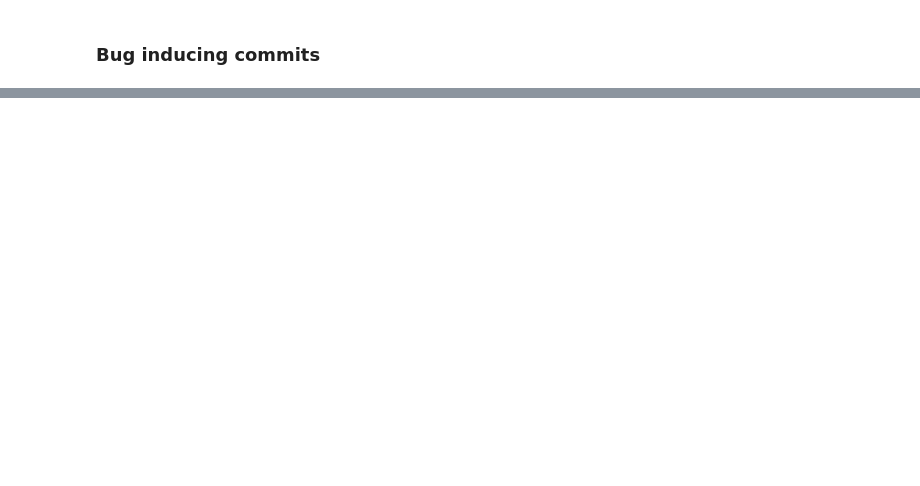
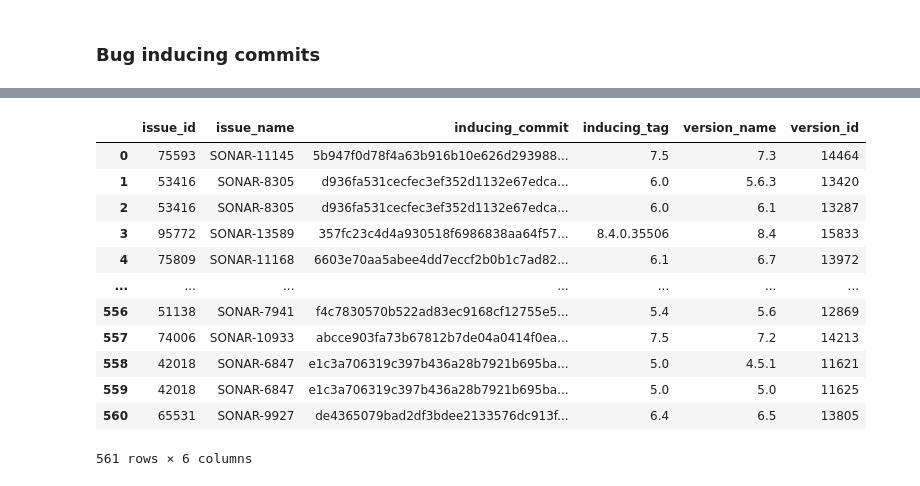
Before and after one commit to IncioMan/Continuous-Integration-metrics-for-post-release-bugs-prediction, a Jupyter notebook: notebooks/analysis/Szz_analysis.ipynb, the cells around one changed output, grey strips where cells are left out. Saved outputs shown, nothing was run; the diff lists cells and outputs as text; code cells hidden in the pictures; blank space fills up the shorter version.

```diff
--- a/notebooks/analysis/Szz_analysis.ipynb
+++ b/notebooks/analysis/Szz_analysis.ipynb
@@ -432,5 +518,5 @@ for folder in szz_inducing_folders2:
 # %%
-fix_and_introducers_pairs_tuples2 = []
-for key in fix_and_introducers_pairs2.keys():
-    fix_and_introducers_pairs_tuples2.append((key, fix_and_introducers_pairs2[key]))
-fix_and_introducers2 = pd.DataFrame(fix_and_introducers_pairs_tuples2, columns=["fixing_commit", "inducing_commit"])
+fix_and_introducers_pairs_tuples_with_affected = []
+for key in fix_and_introducers_pairs_with_affected.keys():
+    fix_and_introducers_pairs_tuples_with_affected.append((key, fix_and_introducers_pairs_with_affected[key]))
+fix_and_introducers_with_affected = pd.DataFrame(fix_and_introducers_pairs_tuples_with_affected, columns=["fixing_commit", "inducing_commit"])
@@ -457,6 +522,0 @@ fix_and_introducers2
-# %%
-def find_first_tag_contains_commit(commit):
-    tags = git.tag("--contains", commit).split("\n")
-    if len(tags) > 0:
-        return tags[0]
-    return None
@@ -463,3 +539,3 @@ def find_first_tag_contains_commit(commit):
 # %%
-fix_and_introducers["fixing_tag"] = fix_and_introducers.fixing_commit.apply(lambda sha: find_first_tag_contains_commit(sha))
-fix_and_introducers["inducing_tag"] = fix_and_introducers.inducing_commit.apply(lambda sha: find_first_tag_contains_commit(sha))
+fix_and_introducers_with_affected["fixing_tag"] = fix_and_introducers_with_affected.fixing_commit.apply(lambda sha: find_first_tag_contains_commit(sha))
+fix_and_introducers_with_affected["inducing_tag"] = fix_and_introducers_with_affected.inducing_commit.apply(lambda sha: find_first_tag_contains_commit(sha))
@@ -484,0 +569,4 @@ fix_and_introducers
+# %%
+merge = fix_and_introducers_with_affected.merge(issues_fixing_commit_with_affected, left_on="fixing_commit", right_on="hash")[["issue_name", "inducing_commit", "inducing_tag"]]
+merge = merge.merge(issues, left_on="issue_name", right_on="issue_key")[["issue_id", "issue_name", "inducing_commit", "inducing_tag"]]
+merge
@@ -484,0 +587,17 @@ fix_and_introducers
+# %%
+merge2 = merge.merge(versions, on="issue_id")
+merge2
+# %% [output]
+|  | issue_id | issue_name | inducing_commit | inducing_tag | version_name | version_id |
+| 0 | 75593 | SONAR-11145 | 5b947f0d78f4a63b916b10e626d293988... | 7.5 | 7.3 | 14464 |
+| 1 | 53416 | SONAR-8305 | d936fa531cecfec3ef352d1132e67edca... | 6.0 | 5.6.3 | 13420 |
+| 2 | 53416 | SONAR-8305 | d936fa531cecfec3ef352d1132e67edca... | 6.0 | 6.1 | 13287 |
+| 3 | 95772 | SONAR-13589 | 357fc23c4d4a930518f6986838aa64f57... | 8.4.0.35506 | 8.4 | 15833 |
+| 4 | 75809 | SONAR-11168 | 6603e70aa5abee4dd7eccf2b0b1c7ad82... | 6.1 | 6.7 | 13972 |
+| ... | ... | ... | ... | ... | ... | ... |
+| 556 | 51138 | SONAR-7941 | f4c7830570b522ad83ec9168cf12755e5... | 5.4 | 5.6 | 12869 |
+| 557 | 74006 | SONAR-10933 | abcce903fa73b67812b7de04a0414f0ea... | 7.5 | 7.2 | 14213 |
+| 558 | 42018 | SONAR-6847 | e1c3a706319c397b436a28b7921b695ba... | 5.0 | 4.5.1 | 11621 |
+| 559 | 42018 | SONAR-6847 | e1c3a706319c397b436a28b7921b695ba... | 5.0 | 5.0 | 11625 |
+| 560 | 65531 | SONAR-9927 | de4365079bad2df3bdee2133576dc913f... | 6.4 | 6.5 | 13805 |
+561 rows × 6 columns
```
Also changed, not shown: parts of 36 cells of this notebook, 39 other files.
